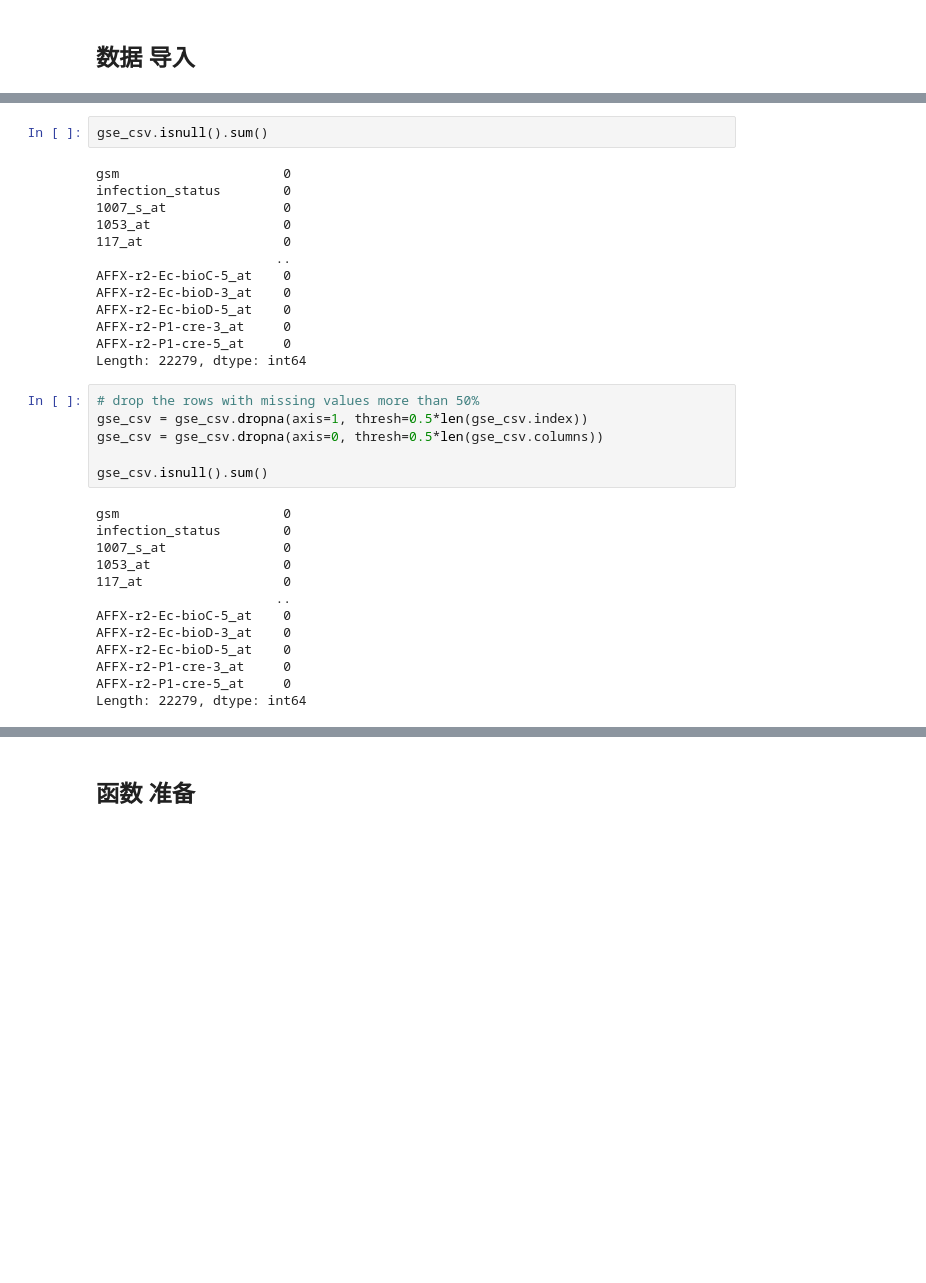
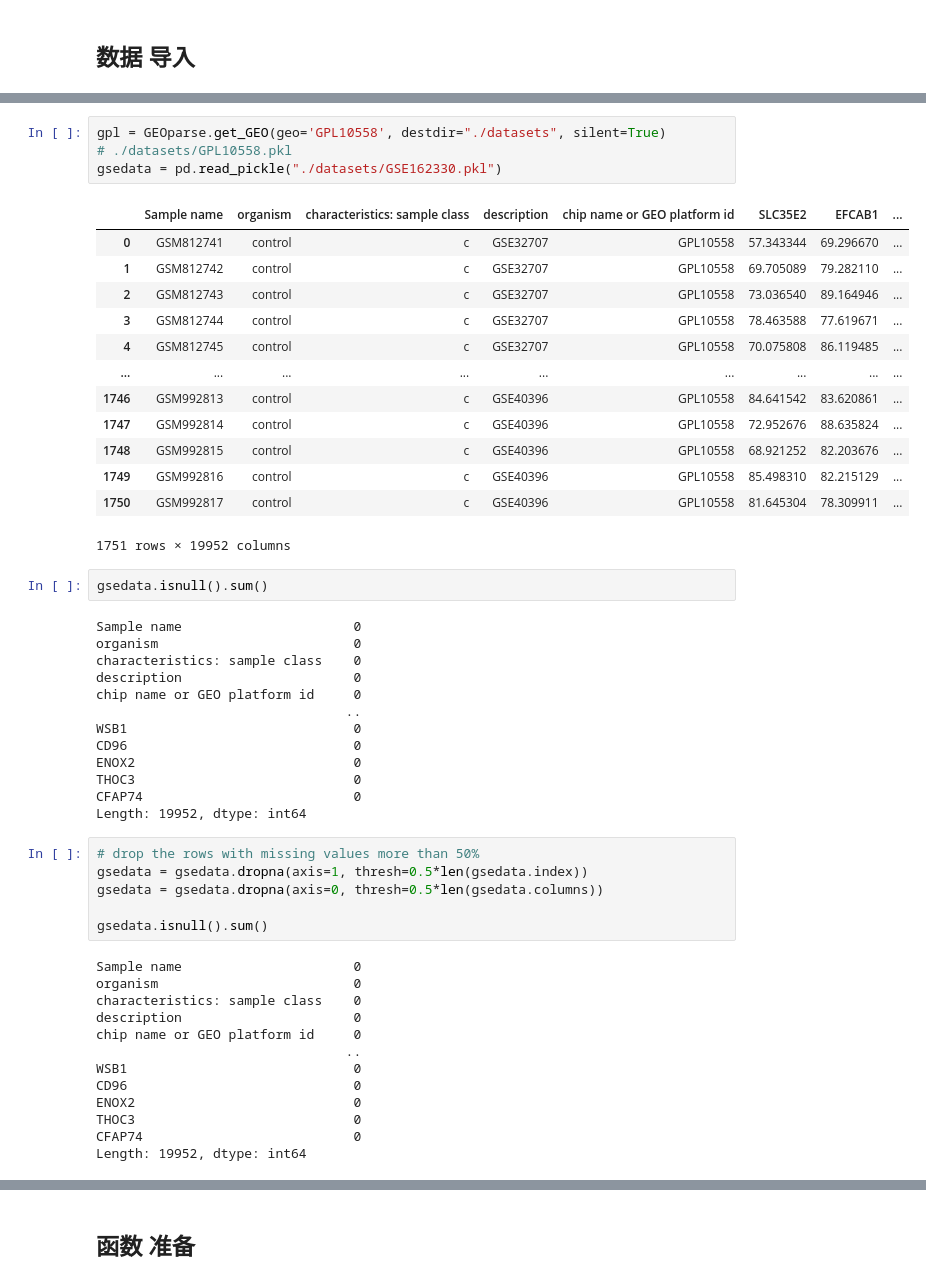
Before and after one commit to yeouyang326/digital-encoding-of-miRNA, a Jupyter notebook: 2StepSelect.ipynb, the cells around one changed output, grey strips where cells are left out. Cells and saved outputs as stored; diff of their text form; blank space fills up the shorter version.

```diff
--- a/2StepSelect.ipynb
+++ b/2StepSelect.ipynb
@@ -74,34 +62,52 @@ gse_csv.head() # 预览数据
+# %%
+gpl = GEOparse.get_GEO(geo='GPL10558', destdir="./datasets", silent=True)
+# ./datasets/GPL10558.pkl
+gsedata = pd.read_pickle("./datasets/GSE162330.pkl")
+# %% [output]
+|  | Sample name | organism | characteristics: sample class | description | chip name or GEO platform id | SLC35E2 | EFCAB1 | ... |
+| 0 | GSM812741 | control | c | GSE32707 | GPL10558 | 57.343344 | 69.296670 | ... |
+| 1 | GSM812742 | control | c | GSE32707 | GPL10558 | 69.705089 | 79.282110 | ... |
+| 2 | GSM812743 | control | c | GSE32707 | GPL10558 | 73.036540 | 89.164946 | ... |
+| 3 | GSM812744 | control | c | GSE32707 | GPL10558 | 78.463588 | 77.619671 | ... |
+| 4 | GSM812745 | control | c | GSE32707 | GPL10558 | 70.075808 | 86.119485 | ... |
+| ... | ... | ... | ... | ... | ... | ... | ... | ... |
+| 1746 | GSM992813 | control | c | GSE40396 | GPL10558 | 84.641542 | 83.620861 | ... |
+| 1747 | GSM992814 | control | c | GSE40396 | GPL10558 | 72.952676 | 88.635824 | ... |
+| 1748 | GSM992815 | control | c | GSE40396 | GPL10558 | 68.921252 | 82.203676 | ... |
+| 1749 | GSM992816 | control | c | GSE40396 | GPL10558 | 85.498310 | 82.215129 | ... |
+| 1750 | GSM992817 | control | c | GSE40396 | GPL10558 | 81.645304 | 78.309911 | ... |
+1751 rows × 19952 columns
 # %%
-gse_csv.isnull().sum()
+gsedata.isnull().sum()
 # %% [output]
-gsm                     0
-infection_status        0
-1007_s_at               0
-1053_at                 0
-117_at                  0
-                       ..
-AFFX-r2-Ec-bioC-5_at    0
-AFFX-r2-Ec-bioD-3_at    0
-AFFX-r2-Ec-bioD-5_at    0
-AFFX-r2-P1-cre-3_at     0
-AFFX-r2-P1-cre-5_at     0
-Length: 22279, dtype: int64
+Sample name                      0
+organism                         0
+characteristics: sample class    0
+description                      0
+chip name or GEO platform id     0
+                                ..
+WSB1                             0
+CD96                             0
+ENOX2                            0
+THOC3                            0
+CFAP74                           0
+Length: 19952, dtype: int64
 # %%
 # drop the rows with missing values more than 50%
-gse_csv = gse_csv.dropna(axis=1, thresh=0.5*len(gse_csv.index))
-gse_csv = gse_csv.dropna(axis=0, thresh=0.5*len(gse_csv.columns))
+gsedata = gsedata.dropna(axis=1, thresh=0.5*len(gsedata.index))
+gsedata = gsedata.dropna(axis=0, thresh=0.5*len(gsedata.columns))
 
-gse_csv.isnull().sum()
+gsedata.isnull().sum()
 # %% [output]
-gsm                     0
-infection_status        0
-1007_s_at               0
-1053_at                 0
-117_at                  0
-                       ..
-AFFX-r2-Ec-bioC-5_at    0
-AFFX-r2-Ec-bioD-3_at    0
-AFFX-r2-Ec-bioD-5_at    0
-AFFX-r2-P1-cre-3_at     0
-AFFX-r2-P1-cre-5_at     0
-Length: 22279, dtype: int64
+Sample name                      0
+organism                         0
+characteristics: sample class    0
+description                      0
+chip name or GEO platform id     0
+                                ..
+WSB1                             0
+CD96                             0
+ENOX2                            0
+THOC3                            0
+CFAP74                           0
+Length: 19952, dtype: int64
```
Also changed, not shown: parts of 25 cells of this notebook.
